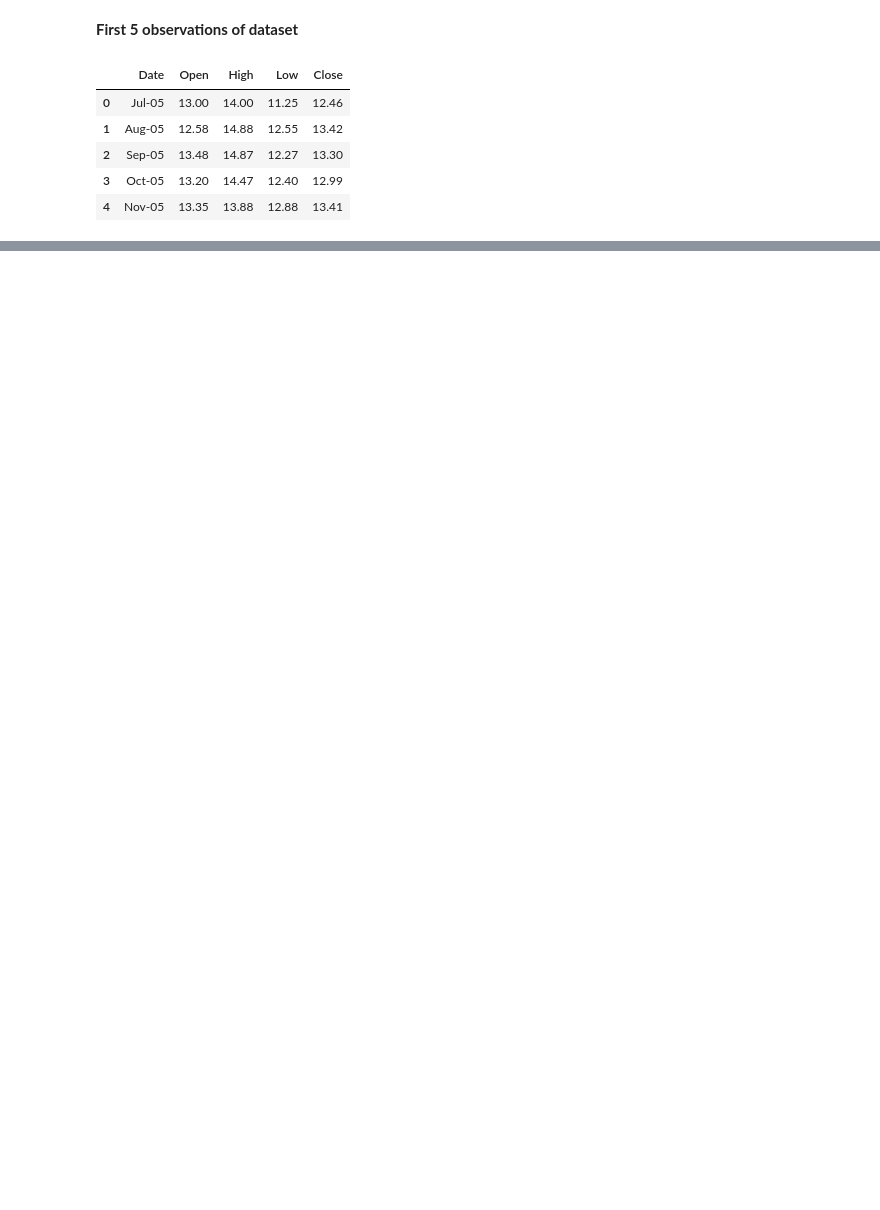
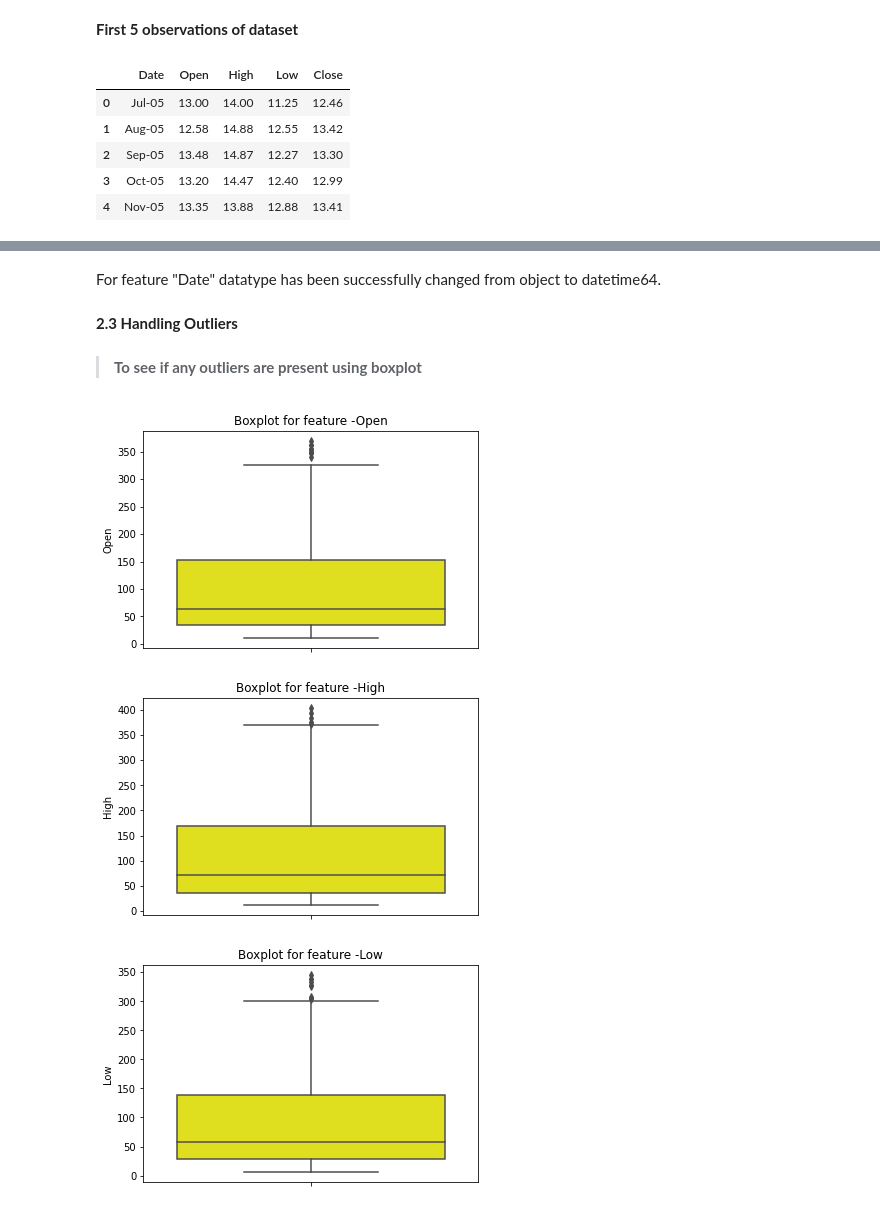
Before and after one commit to sneraikar/Yes-Bank-Stock-prediction, a Jupyter notebook: Yes_Bank_Stock_closing_Price_Prediction(Regression).ipynb, the cells around one changed output, grey strips where cells are left out. Cells and saved outputs as stored; diff of their text form; code cells hidden in the pictures; blank space fills up the shorter version.

```diff
--- a/Yes_Bank_Stock_closing_Price_Prediction(Regression).ipynb
+++ b/Yes_Bank_Stock_closing_Price_Prediction(Regression).ipynb
@@ -91,0 +148,4 @@ df.describe()
+# %%
+#use datetime to convert from 'object' dtype to 'datetime64' dtype
+df["Date"]=pd.to_datetime(df["Date"],format='%b-%y')
+df.head()
@@ -91,0 +170,17 @@ df.describe()
+# %% [markdown]
+For feature "Date" datatype has been successfully changed from object to datetime64.
+# %% [markdown]
+**2.3 Handling Outliers**
+# %% [markdown]
+>**To see if any outliers are present using boxplot**
+# %%
+#boxplot for independent variables
+features=["Open","High","Low"]
+for i in features:
+  sns.boxplot(y=i,data=df,color="yellow")
+  plt.title(f"Boxplot for feature -{i}")
+  plt.show()
+# %% [output]
+[figure, added]
+[figure, added]
+[figure, added]
```
Also changed, not shown: parts of 20 cells of this notebook.
